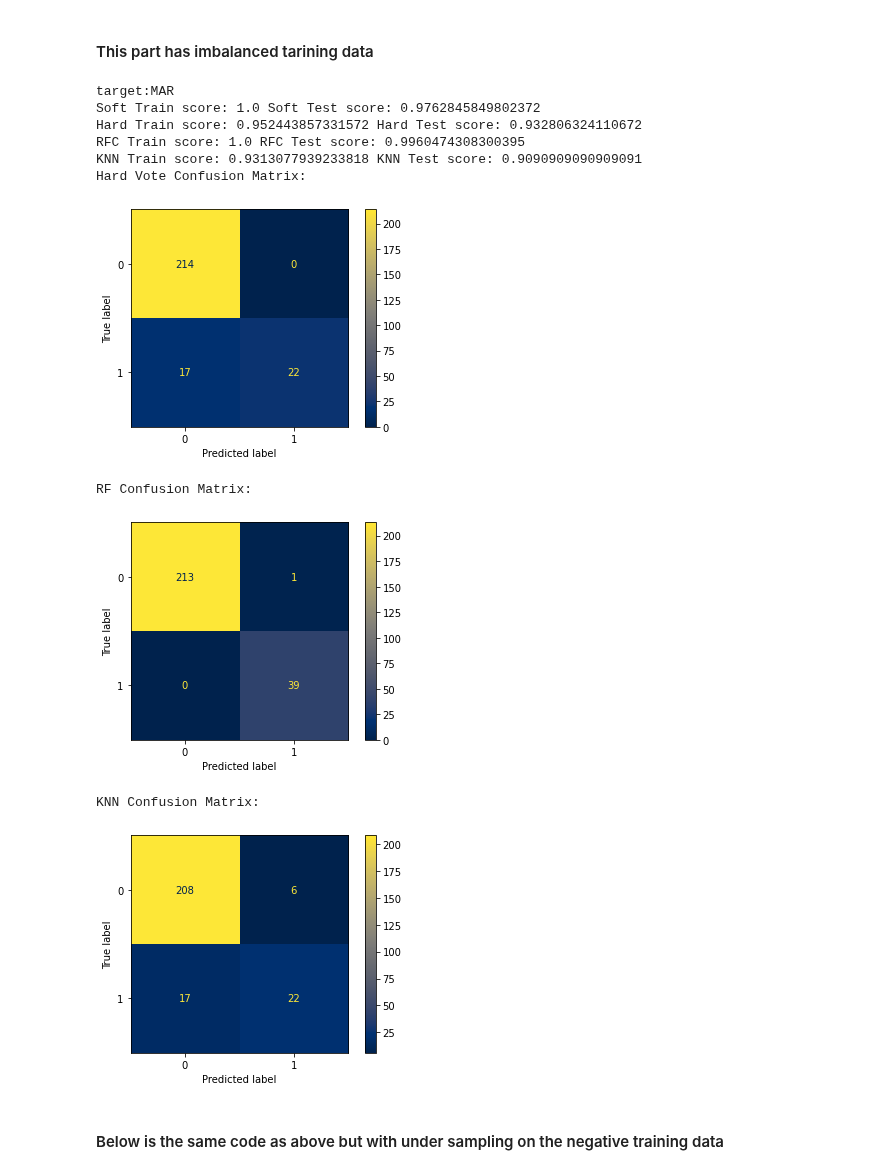
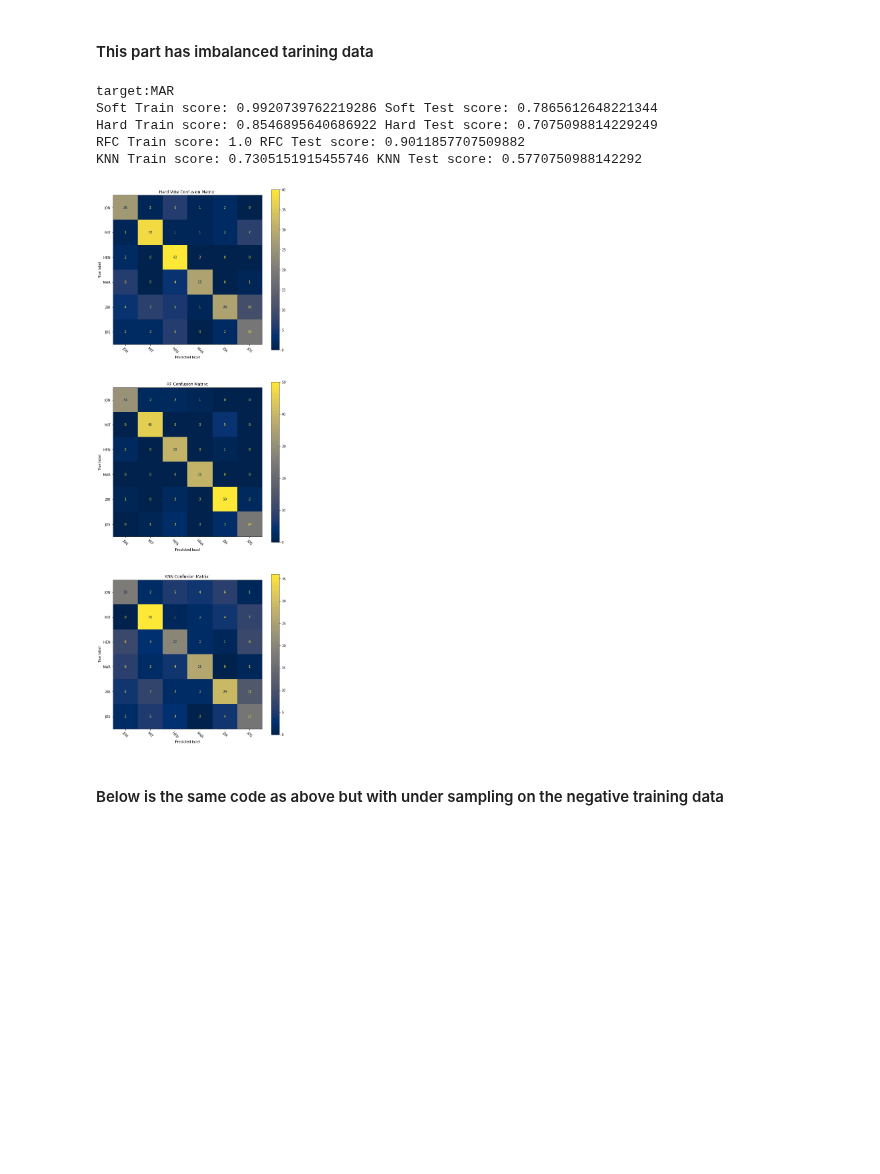
Before and after one commit to HengjunLuo/capstone-landis, a Jupyter notebook: notebooks/Jan30FilePathExample.ipynb, the cells around one changed output. Saved outputs shown, nothing was run; the diff lists cells and outputs as text; code cells hidden in the pictures; blank space fills up the shorter version.

```diff
--- a/notebooks/Jan30FilePathExample.ipynb
+++ b/notebooks/Jan30FilePathExample.ipynb
@@ -38,7 +38,7 @@ with open("../.routing", 'r', encoding='utf-8') as f:
         elif 'mouse.log' in path:
             mouse.append(parse_mouse_log('../' + path))
 
-seg_length = 60
+seg_length = 120
 # The quintessential target class
 target = "MAR"
 
@@ -119,43 +119,38 @@ if test_binary:
     ConfusionMatrixDisplay.from_predictions(Y_test, y_rf_predict, cmap='cividis')
     plt.show()
 
     print("RF Confusion Matrix:")
     y_rf_predict = rfc.predict(X_test)
     ConfusionMatrixDisplay.from_predictions(Y_test, y_rf_predict, cmap='cividis')
     plt.show()
 
     print("KNN Confusion Matrix:")
     y_rf_predict = knn.predict(X_test)
     ConfusionMatrixDisplay.from_predictions(Y_test, y_rf_predict, cmap='cividis')
     plt.show()
 
 else:
 
     fig, ax = plt.subplots(3, figsize=(10,30))
 
     ax[0].set_title("Hard Vote Confusion Matrix:")
     y_rf_predict = vot_hard.predict(X_test)
     ConfusionMatrixDisplay.from_predictions(Y_test, y_rf_predict, cmap='cividis', xticks_rotation=-45.0, labels=labels, ax=ax[0])
 
     ax[1].set_title("RF Confusion Matrix:")
     y_rf_predict = rfc.predict(X_test)
     ConfusionMatrixDisplay.from_predictions(Y_test, y_rf_predict, cmap='cividis', xticks_rotation=-45.0, labels=labels, ax=ax[1])
 
     ax[2].set_title("KNN Confusion Matrix:")
     y_rf_predict = knn.predict(X_test)
     ConfusionMatrixDisplay.from_predictions(Y_test, y_rf_predict, cmap='cividis', xticks_rotation=-45.0, labels=labels, ax=ax[2])
 # %% [output]
 target:MAR
-Soft Train score: 1.0 Soft Test score: 0.9762845849802372
-Hard Train score: 0.952443857331572 Hard Test score: 0.932806324110672
-RFC Train score: 1.0 RFC Test score: 0.9960474308300395
-KNN Train score: 0.9313077939233818 KNN Test score: 0.9090909090909091
-Hard Vote Confusion Matrix:
+Soft Train score: 0.9920739762219286 Soft Test score: 0.7865612648221344
+Hard Train score: 0.8546895640686922 Hard Test score: 0.7075098814229249
+RFC Train score: 1.0 RFC Test score: 0.9011857707509882
+KNN Train score: 0.7305151915455746 KNN Test score: 0.5770750988142292
-[figure, old version]
+[figure, new version]
-RF Confusion Matrix:
-[figure, removed]
-KNN Confusion Matrix:
-[figure, removed]
 # %% [markdown]
 #### Below is the same code as above but with under sampling on the negative training data
 # %%
```
Also changed, not shown: parts of 1 cell of this notebook, 1 other file.
